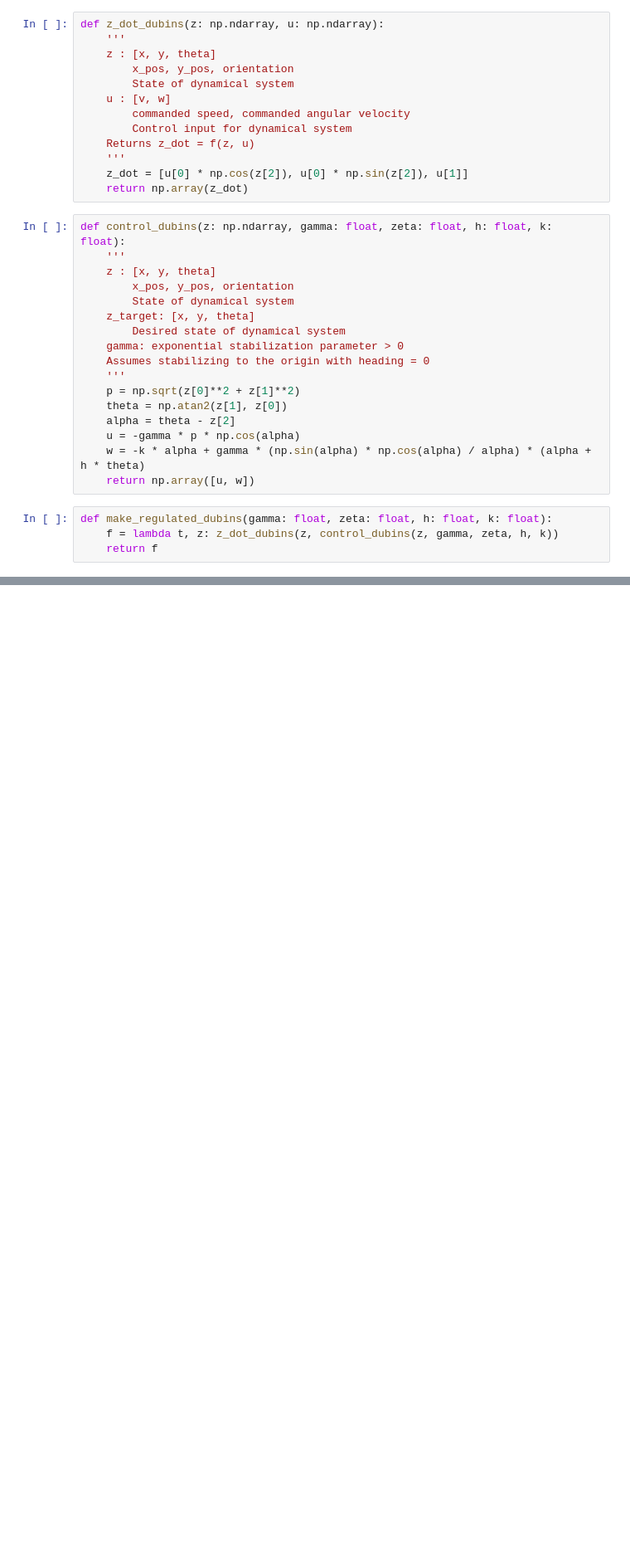
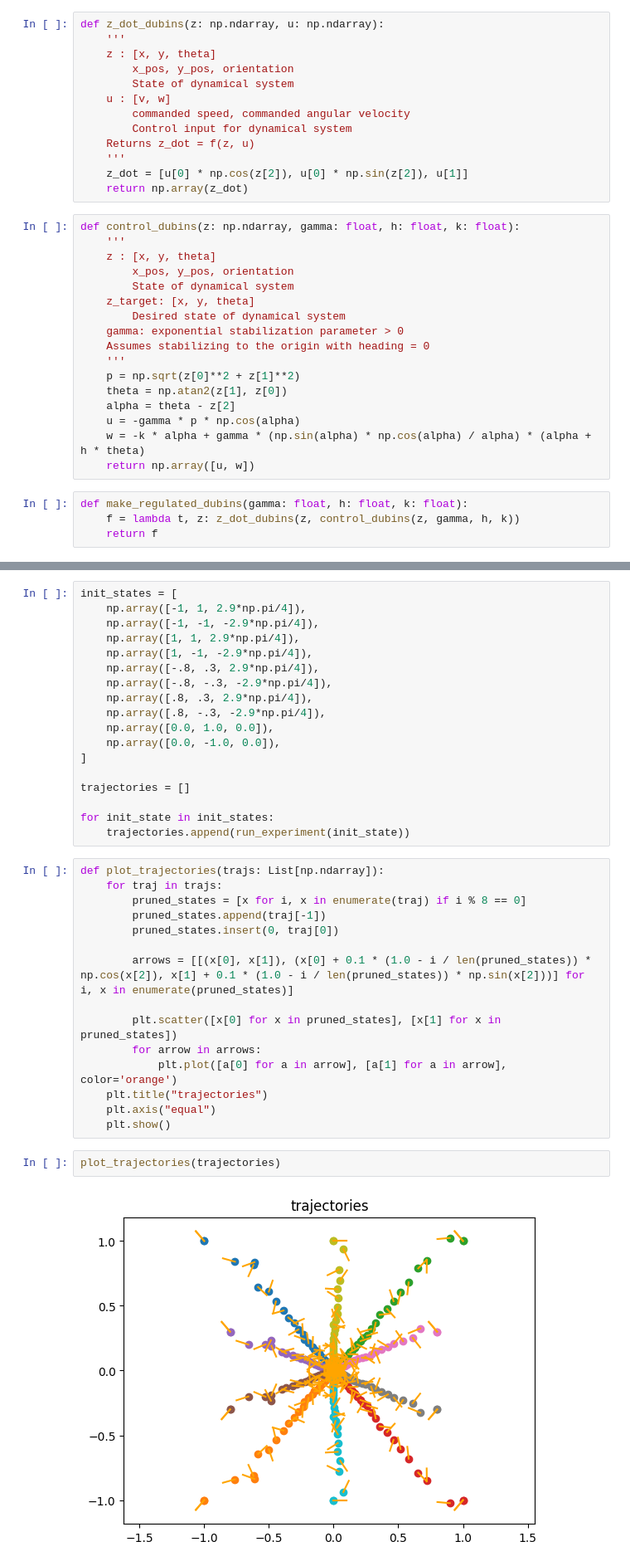
Before and after one commit to therealjtgill/clf-qp-dubins, a Jupyter notebook: lyapunov_dubins.ipynb, the cells around one changed output, grey strips where cells are left out. Shown at 83% size. Drawn from its saved outputs; the diff is of its cells as text; blank space fills up the shorter version.

Commit message:
Added plots to lyapunov dubins.

```diff
--- a/lyapunov_dubins.ipynb
+++ b/lyapunov_dubins.ipynb
@@ -33,7 +34,7 @@ def z_dot_dubins(z: np.ndarray, u: np.ndarray):
     z_dot = [u[0] * np.cos(z[2]), u[0] * np.sin(z[2]), u[1]]
     return np.array(z_dot)
 # %%
-def control_dubins(z: np.ndarray, gamma: float, zeta: float, h: float, k: float):
+def control_dubins(z: np.ndarray, gamma: float, h: float, k: float):
     '''
     z : [x, y, theta]
         x_pos, y_pos, orientation
@@ -50,7 +51,7 @@ def control_dubins(z: np.ndarray, gamma: float, zeta: float, h: float, k: float)
     w = -k * alpha + gamma * (np.sin(alpha) * np.cos(alpha) / alpha) * (alpha + h * theta)
     return np.array([u, w])
 # %%
-def make_regulated_dubins(gamma: float, zeta: float, h: float, k: float):
-    f = lambda t, z: z_dot_dubins(z, control_dubins(z, gamma, zeta, h, k))
+def make_regulated_dubins(gamma: float, h: float, k: float):
+    f = lambda t, z: z_dot_dubins(z, control_dubins(z, gamma, h, k))
     return f
 # %%
@@ -76,0 +80,37 @@ TypeError: control_dubins() missing 1 required positional argument: 'k'
+# %%
+init_states = [
+    np.array([-1, 1, 2.9*np.pi/4]),
+    np.array([-1, -1, -2.9*np.pi/4]),
+    np.array([1, 1, 2.9*np.pi/4]),
+    np.array([1, -1, -2.9*np.pi/4]),
+    np.array([-.8, .3, 2.9*np.pi/4]),
+    np.array([-.8, -.3, -2.9*np.pi/4]),
+    np.array([.8, .3, 2.9*np.pi/4]),
+    np.array([.8, -.3, -2.9*np.pi/4]),
+    np.array([0.0, 1.0, 0.0]),
+    np.array([0.0, -1.0, 0.0]),
+]
+
+trajectories = []
+
+for init_state in init_states:
+    trajectories.append(run_experiment(init_state))
+# %%
+def plot_trajectories(trajs: List[np.ndarray]):
+    for traj in trajs:
+        pruned_states = [x for i, x in enumerate(traj) if i % 8 == 0]
+        pruned_states.append(traj[-1])
+        pruned_states.insert(0, traj[0])
+
+        arrows = [[(x[0], x[1]), (x[0] + 0.1 * (1.0 - i / len(pruned_states)) * np.cos(x[2]), x[1] + 0.1 * (1.0 - i / len(pruned_states)) * np.sin(x[2]))] for i, x in enumerate(pruned_states)]
+
+        plt.scatter([x[0] for x in pruned_states], [x[1] for x in pruned_states])
+        for arrow in arrows:
+            plt.plot([a[0] for a in arrow], [a[1] for a in arrow], color='orange')
+    plt.title("trajectories")
+    plt.axis("equal")
+    plt.show()
+# %%
+plot_trajectories(trajectories)
+# %% [output]
+[figure, added]
```
Also changed, not shown: parts of 4 cells of this notebook.
